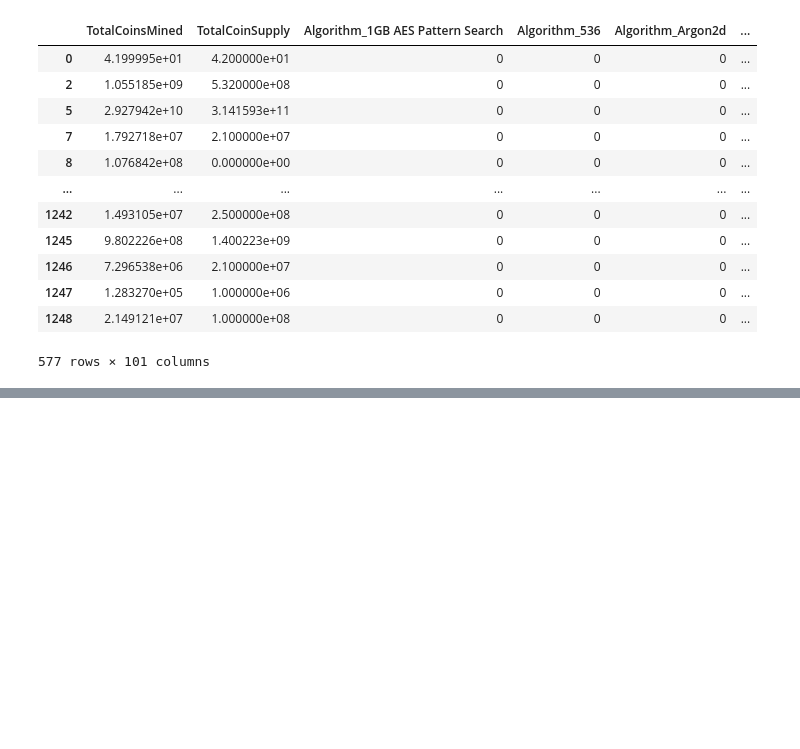
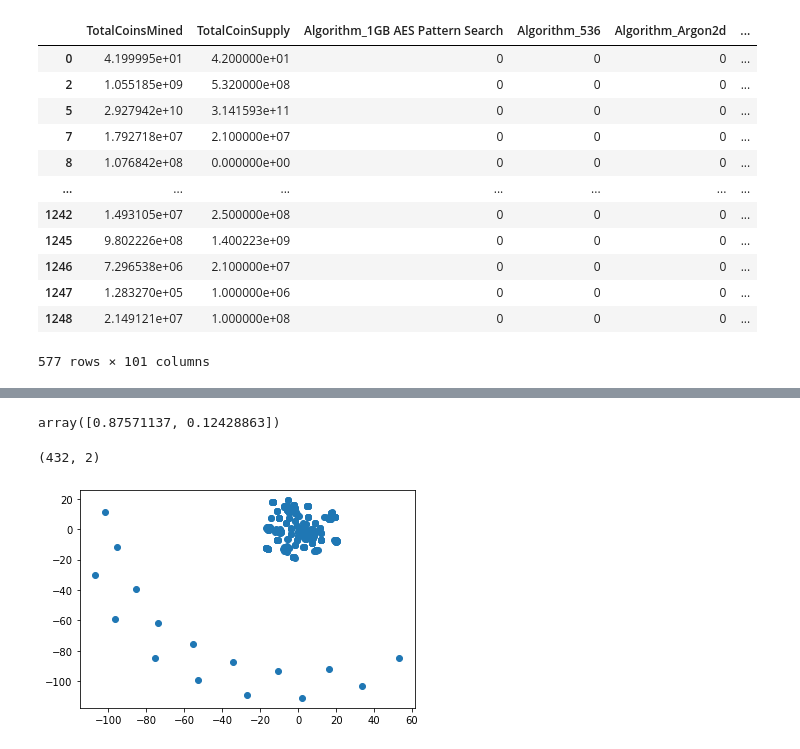
Before and after one commit to mandie021/Cryptocurrency_Clusters, a Jupyter notebook: cryptocurrency_clusters.ipynb, the cells around one changed output, grey strips where cells are left out. Drawn from its saved outputs; the diff is of its cells as text; code cells hidden in the pictures; blank space fills up the shorter version.

```diff
--- a/cryptocurrency_clusters.ipynb
+++ b/cryptocurrency_clusters.ipynb
@@ -99,7 +97,7 @@ clean_df
 744 rows × 6 columns
 # %%
 #Filter for cryptocurrencies that have been mined. That is, the total coins mined should be greater than zero.
-mined_df = clean_df[(df["TotalCoinsMined"] > 0) ]
+mined_df = clean_df[(clean_df["TotalCoinsMined"] >= 1) ]
 mined_df
 # %% [output]
 |  | Unnamed: 0 | CoinName | Algorithm | ProofType | TotalCoinsMined | TotalCoinSupply |
@@ -175,5 +173,14 @@ dummies_df
 577 rows × 101 columns
 # %%
 # Examine the number of rows and columns of your dataset now. How did they change?
+# %%
+# Separate the dataset into data and target
+X = dummies_df.drop(['TotalCoinSupply'], axis=1)
+y = dummies_df['TotalCoinSupply']
 # %%
-#Standardize your dataset so that columns that contain larger values do not unduly influence the outcome.
+#Standardize your dataset so that columns that contain larger values do not unduly influence the outcome.(scaler)
+X_train, X_test, y_train, y_test = train_test_split(X, y, random_state=0)
+scaler = StandardScaler()
+scaler.fit(X_train)
+X_train_scaled = scaler.transform(X_train)
+X_test_scaled = scaler.transform(X_test)
@@ -186,7 +218,25 @@ dummies_df
+# %%
+pca.explained_variance_ratio_
+# %% [output]
+array([0.87571137, 0.12428863])
 # %%
 #Next, further reduce the dataset dimensions with t-SNE and visually inspect the results.
 #In order to accomplish this task, run t-SNE on the principal components: the output of the PCA transformation.
 #Then create a scatter plot of the t-SNE output. Observe whether there are distinct clusters or not.
+scaled_features = scaler.fit_transform(X_train_scaled)
+tsne = TSNE(learning_rate=250)
+tsne_features = tsne.fit_transform(scaled_features)
+# %%
+ # Check that dimensions have been reduced
+tsne_features.shape
+# %% [output]
+(432, 2)
+# %%
+# Plot the results
+plt.scatter(tsne_features[:,0], tsne_features[:,1])
+plt.show()
+# %% [output]
+[figure, added]
 # %%
 #Create an elbow plot to identify the best number of clusters.
 #Use a for-loop to determine the inertia for each k between 1 through 10.
```
Also changed, not shown: parts of 6 cells of this notebook.
